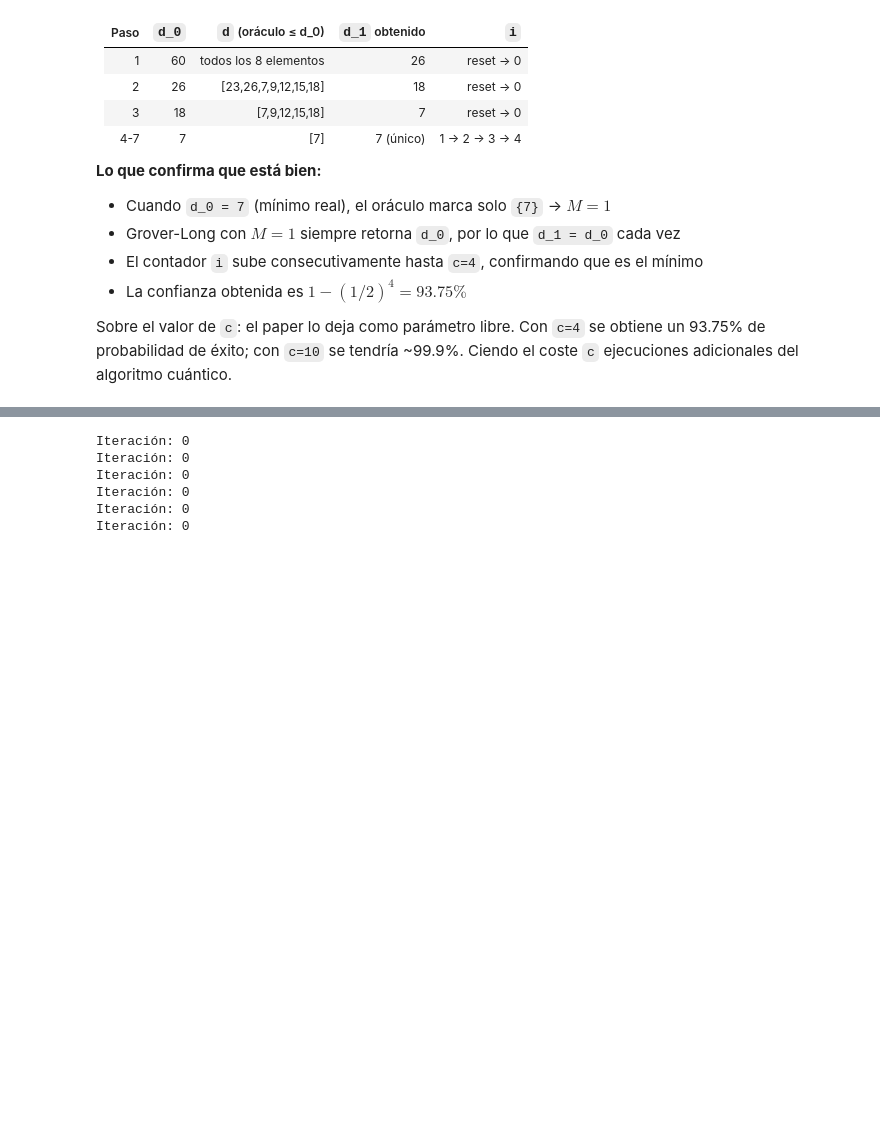
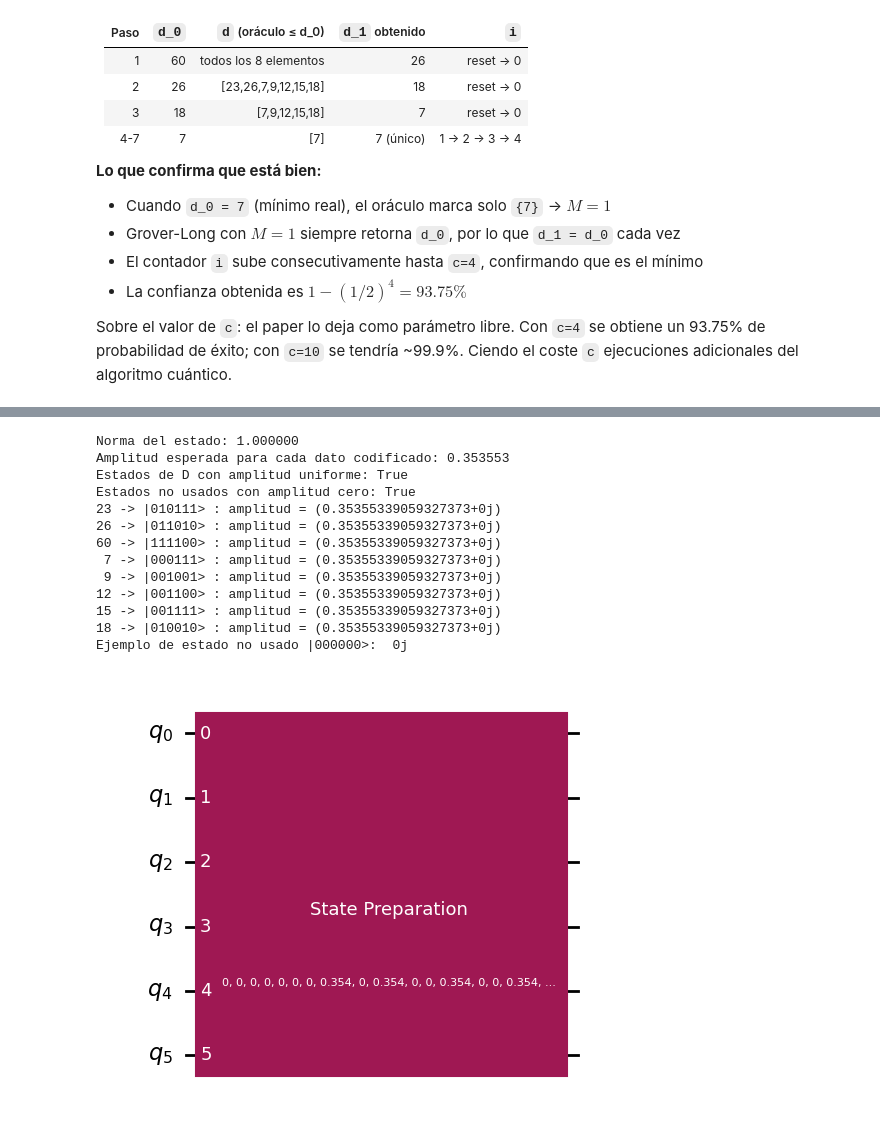
Before and after one commit to xillegas/mscqthesis, a Jupyter notebook: code/Chen.ipynb, the cells around one changed output, grey strips where cells are left out. Cells and saved outputs as stored; diff of their text form; code cells hidden in the pictures; blank space fills up the shorter version.

Commit message:
Codificación cuántica de los datos

```diff
--- a/code/Chen.ipynb
+++ b/code/Chen.ipynb
@@ -206,11 +218,54 @@ Número de qubits necesarios: 6
-# %%
-for i in range(6):
-    i = 0
-    print("Iteración:", i)
-# %% [output]
-Iteración: 0
-Iteración: 0
-Iteración: 0
-Iteración: 0
-Iteración: 0
-Iteración: 0
+# %%
+from qiskit.circuit.library import StatePreparation
+from qiskit.quantum_info import Statevector
+
+# Estado |Psi_D> = (1/sqrt(N)) * sum_x |x> para x en D
+amplitudes = np.zeros(2**n_qubits, dtype=complex)
+amplitud_objetivo = 1 / np.sqrt(N)
+amplitudes[indices_codificados] = amplitud_objetivo
+
+psi_D = Statevector(amplitudes)
+
+# W prepara el estado inicial que usaremos más adelante en Grover-Long
+W = StatePreparation(amplitudes)
+qc_W = QuantumCircuit(n_qubits, name="W")
+qc_W.append(W, range(n_qubits))
+
+indices_no_codificados = sorted(set(range(2**n_qubits)) - set(indices_codificados))
+
+print(f"Norma del estado: {np.linalg.norm(amplitudes):.6f}")
+print(f"Amplitud esperada para cada dato codificado: {amplitud_objetivo:.6f}")
+print(
+    "Estados de D con amplitud uniforme:",
+    np.allclose(psi_D.data[indices_codificados], amplitud_objetivo + 0j),
+)
+print(
+    "Estados no usados con amplitud cero:",
+    np.allclose(psi_D.data[indices_no_codificados], 0.0 + 0j),
+)
+
+for valor, bits, indice in zip(D, D_bin, indices_codificados):
+    print(f"{valor:>2} -> |{bits}> : amplitud = {psi_D.data[indice]}")
+
+primer_estado_no_usado = indices_no_codificados[0]
+print(
+    f"Ejemplo de estado no usado |{primer_estado_no_usado:06b}>: ",
+    psi_D.data[primer_estado_no_usado],
+)
+
+qc_W.draw("mpl", fold=-1);
+# %% [output]
+Norma del estado: 1.000000
+Amplitud esperada para cada dato codificado: 0.353553
+Estados de D con amplitud uniforme: True
+Estados no usados con amplitud cero: True
+23 -> |010111> : amplitud = (0.35355339059327373+0j)
+26 -> |011010> : amplitud = (0.35355339059327373+0j)
+60 -> |111100> : amplitud = (0.35355339059327373+0j)
+ 7 -> |000111> : amplitud = (0.35355339059327373+0j)
+ 9 -> |001001> : amplitud = (0.35355339059327373+0j)
+12 -> |001100> : amplitud = (0.35355339059327373+0j)
+15 -> |001111> : amplitud = (0.35355339059327373+0j)
+18 -> |010010> : amplitud = (0.35355339059327373+0j)
+Ejemplo de estado no usado |000000>:  0j
+[figure, added]
```
Also changed, not shown: parts of 3 cells of this notebook.
